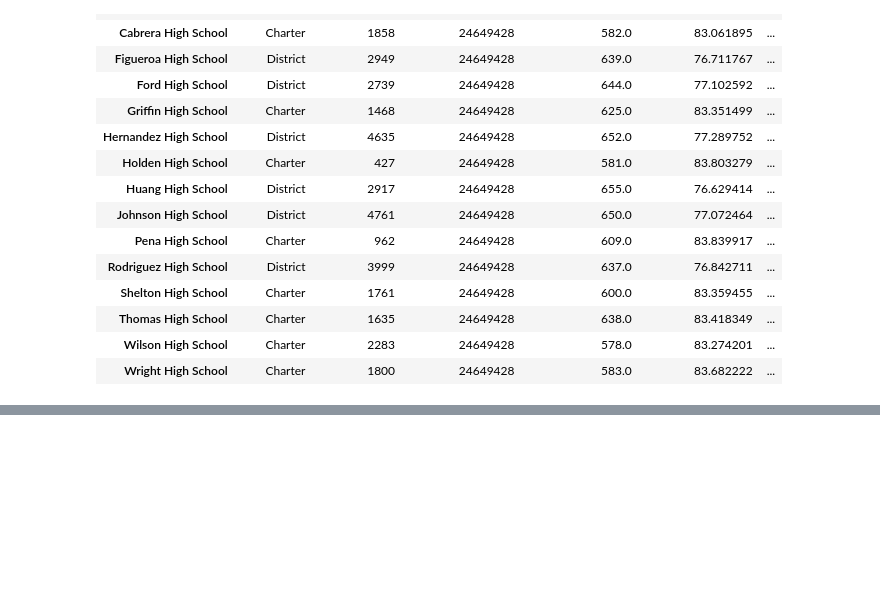
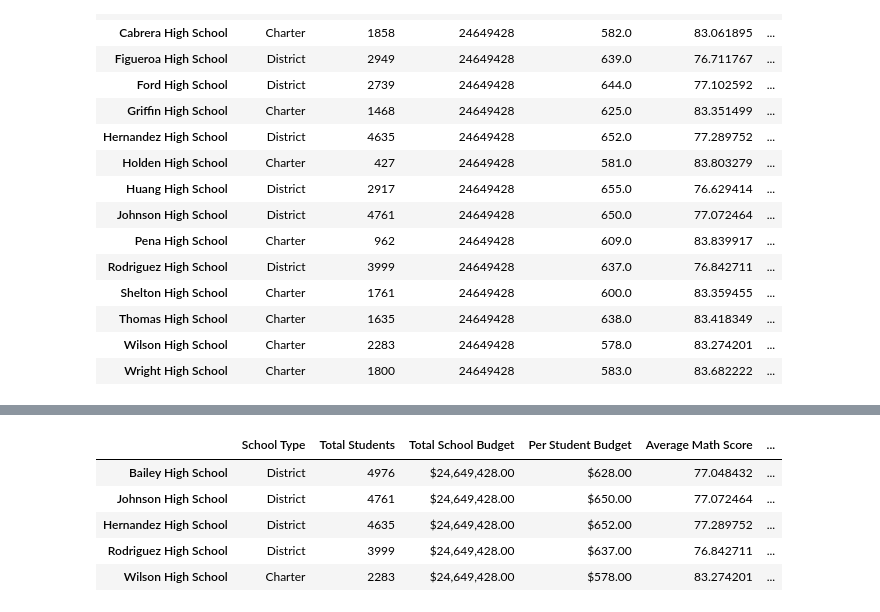
Before and after one commit to atemkuh/pandas-challenge, a Jupyter notebook: PyCitySchools/PyCitySchools.ipynb, the cells around one changed output, grey strips where cells are left out. Cells and saved outputs as stored; diff of their text form; code cells hidden in the pictures; blank space fills up the shorter version.

```diff
--- a/PyCitySchools/PyCitySchools.ipynb
+++ b/PyCitySchools/PyCitySchools.ipynb
@@ -313,0 +343,11 @@ school_sum_df
+# %%
+# display the Bottom Five Performing Schools in overall passing rate
+bottom_performing_schools = school_sum_df.sort_values(by='% Overall Passing Rate',ascending=False)
+bottom_performing_schools.head()
+# %% [output]
+|  | School Type | Total Students | Total School Budget | Per Student Budget | Average Math Score | ... |
+| Bailey High School | District | 4976 | $24,649,428.00 | $628.00 | 77.048432 | ... |
+| Johnson High School | District | 4761 | $24,649,428.00 | $650.00 | 77.072464 | ... |
+| Hernandez High School | District | 4635 | $24,649,428.00 | $652.00 | 77.289752 | ... |
+| Rodriguez High School | District | 3999 | $24,649,428.00 | $637.00 | 76.842711 | ... |
+| Wilson High School | Charter | 2283 | $24,649,428.00 | $578.00 | 83.274201 | ... |
```
Also changed, not shown: parts of 3 cells of this notebook.
